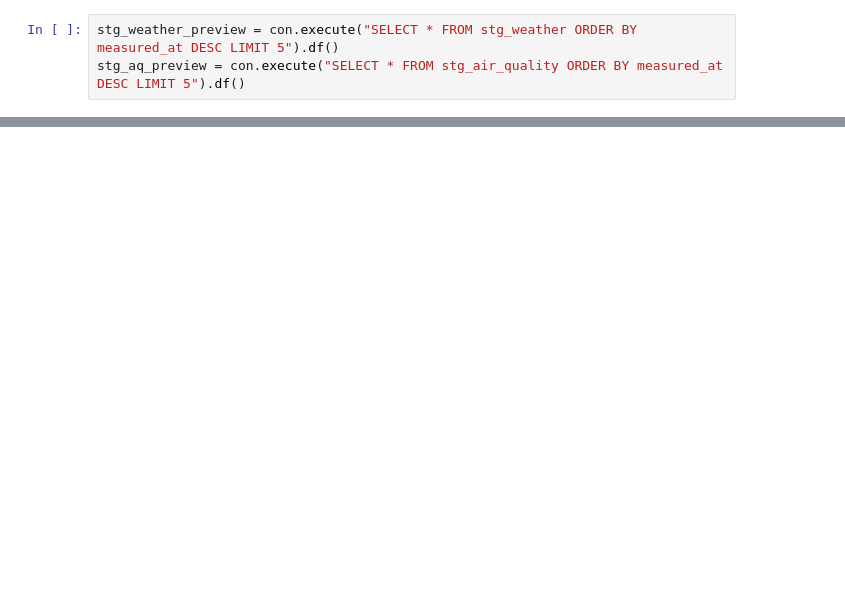
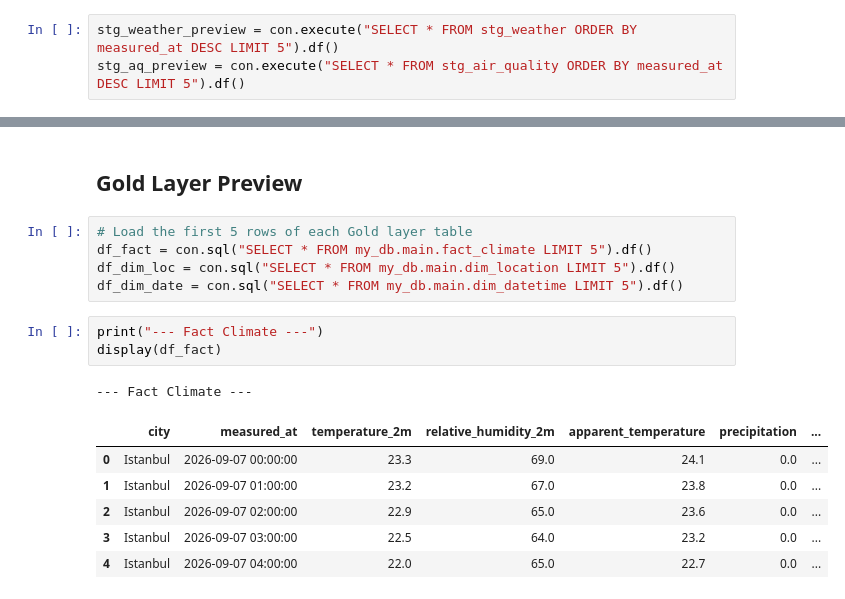
Before and after one commit to vasif-asadov1/weather_analysis_turkiye, a Jupyter notebook: eda/01_data_preview.ipynb, the cells around one changed output, grey strips where cells are left out. Drawn from its saved outputs; the diff is of its cells as text; blank space fills up the shorter version.

```diff
--- a/eda/01_data_preview.ipynb
+++ b/eda/01_data_preview.ipynb
@@ -67,0 +78,18 @@ display(stg_aq_preview)
+# %% [markdown]
+## Gold Layer Preview
+# %%
+# Load the first 5 rows of each Gold layer table
+df_fact = con.sql("SELECT * FROM my_db.main.fact_climate LIMIT 5").df()
+df_dim_loc = con.sql("SELECT * FROM my_db.main.dim_location LIMIT 5").df()
+df_dim_date = con.sql("SELECT * FROM my_db.main.dim_datetime LIMIT 5").df()
+# %%
+print("--- Fact Climate ---")
+display(df_fact)
+# %% [output]
+--- Fact Climate ---
+|  | city | measured_at | temperature_2m | relative_humidity_2m | apparent_temperature | precipitation | ... |
+| 0 | Istanbul | 2026-09-07 00:00:00 | 23.3 | 69.0 | 24.1 | 0.0 | ... |
+| 1 | Istanbul | 2026-09-07 01:00:00 | 23.2 | 67.0 | 23.8 | 0.0 | ... |
+| 2 | Istanbul | 2026-09-07 02:00:00 | 22.9 | 65.0 | 23.6 | 0.0 | ... |
+| 3 | Istanbul | 2026-09-07 03:00:00 | 22.5 | 64.0 | 23.2 | 0.0 | ... |
+| 4 | Istanbul | 2026-09-07 04:00:00 | 22.0 | 65.0 | 22.7 | 0.0 | ... |
```
Also changed, not shown: parts of 16 cells of this notebook, 4 other files.
